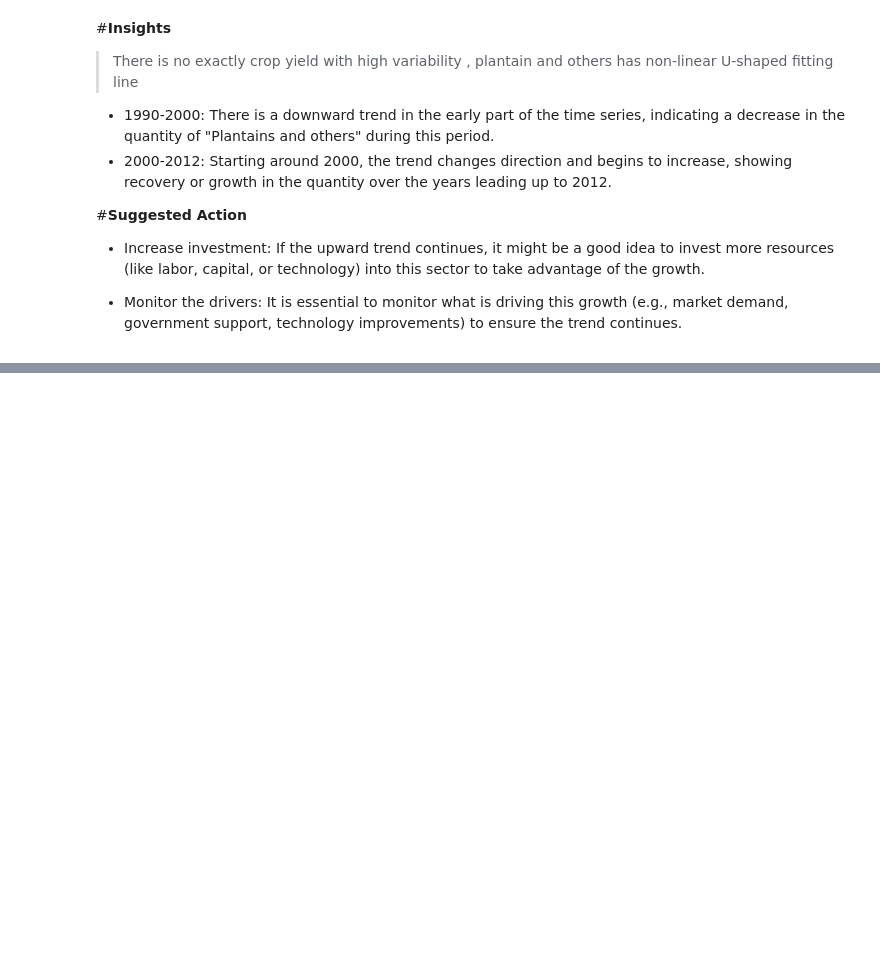
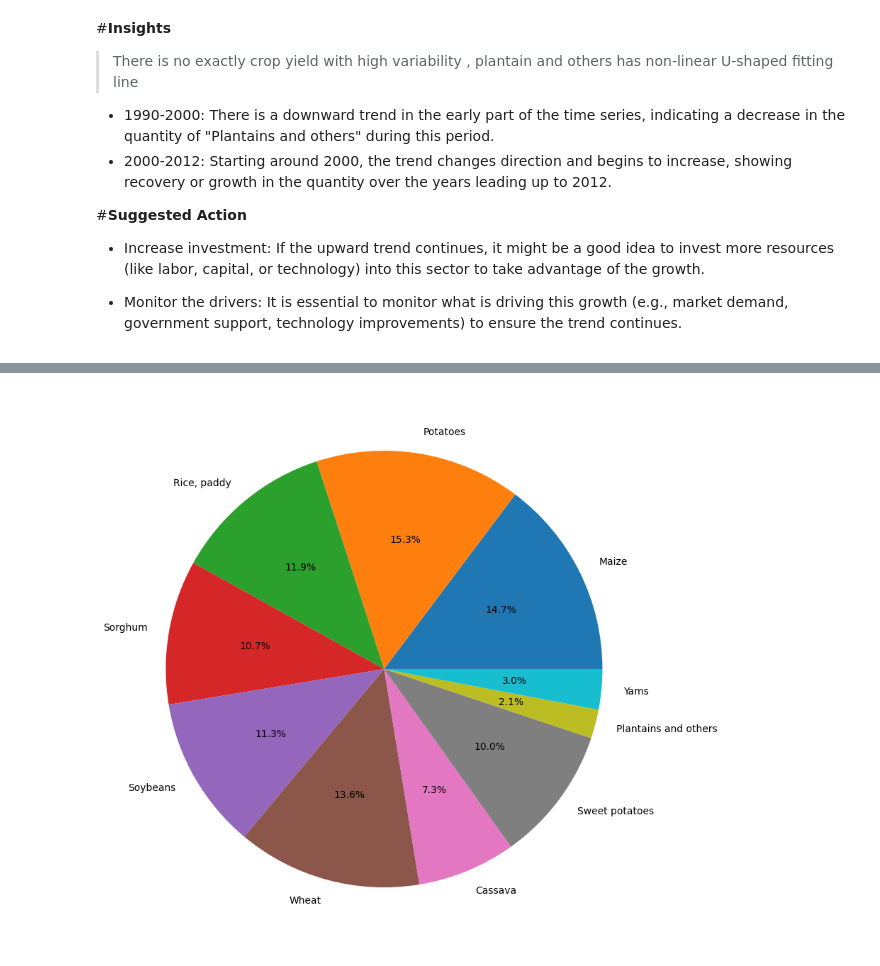
Before and after one commit to abdulrahman0700/CropYield_Prediction_webApp, a Jupyter notebook: Notebooks/Data_preprossing_Final.ipynb, the cells around one changed output, grey strips where cells are left out. Drawn from its saved outputs; the diff is of its cells as text; code cells hidden in the pictures; blank space fills up the shorter version.

```diff
--- a/Notebooks/Data_preprossing_Final.ipynb
+++ b/Notebooks/Data_preprossing_Final.ipynb
@@ -502,0 +537,6 @@ plt.show()
+# %%
+plt.figure(figsize=(18,10))
+plt.pie([len(data[data['Item'] == d])/len(data) *100 for d in data['Item'].unique()],labels=[t for t in data['Item'].unique()],autopct="%1.1f%%")
+plt.show()
+# %% [output]
+[figure, added]
```
Also changed, not shown: parts of 2 cells of this notebook.
